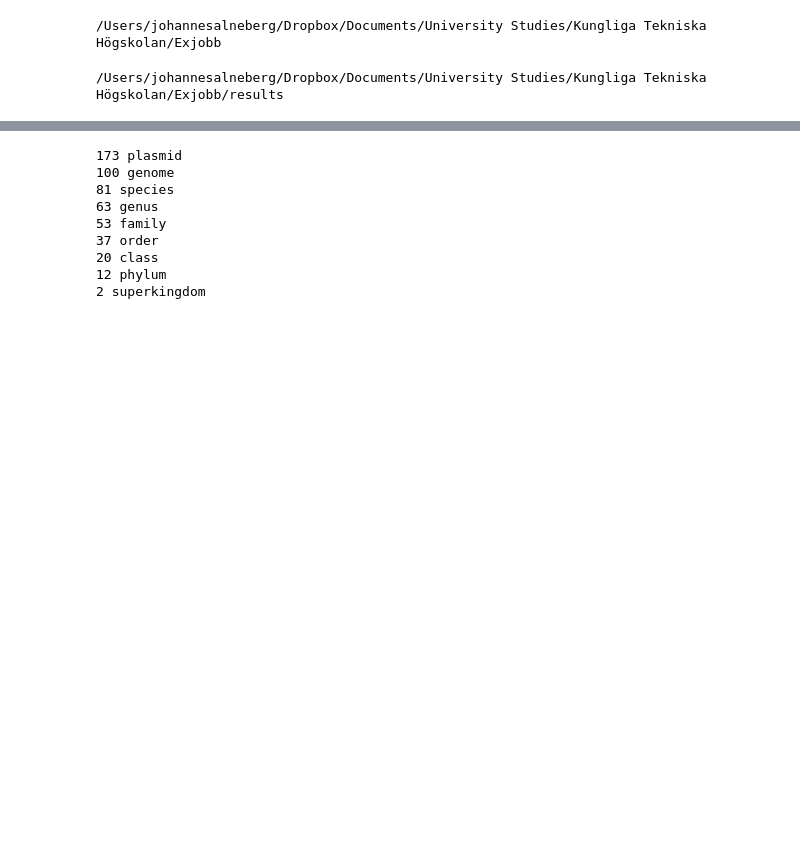
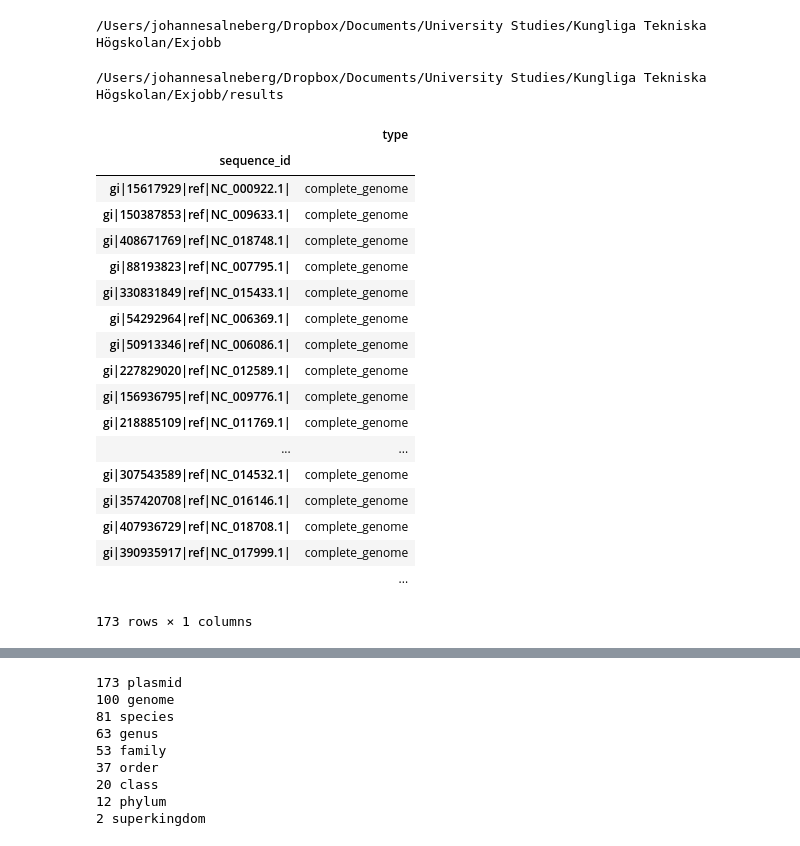
Before and after one commit to alneberg/public_notebooks, a Jupyter notebook: Exjobb-phylogenetic-dataframe.ipynb, the cells around one changed output, grey strips where cells are left out. Saved outputs shown, nothing was run; the diff lists cells and outputs as text; code cells hidden in the pictures; blank space fills up the shorter version.

```diff
--- a/Exjobb-phylogenetic-dataframe.ipynb
+++ b/Exjobb-phylogenetic-dataframe.ipynb
@@ -26,3 +39,25 @@ df = pd.read_csv('correct_clustering_table.csv')
+# %%
+type_df
+# %% [output]
+|  | type |
+| sequence_id |  |
+| gi|15617929|ref|NC_000922.1| | complete_genome |
+| gi|150387853|ref|NC_009633.1| | complete_genome |
+| gi|408671769|ref|NC_018748.1| | complete_genome |
+| gi|88193823|ref|NC_007795.1| | complete_genome |
+| gi|330831849|ref|NC_015433.1| | complete_genome |
+| gi|54292964|ref|NC_006369.1| | complete_genome |
+| gi|50913346|ref|NC_006086.1| | complete_genome |
+| gi|227829020|ref|NC_012589.1| | complete_genome |
+| gi|156936795|ref|NC_009776.1| | complete_genome |
+| gi|218885109|ref|NC_011769.1| | complete_genome |
+| ... | ... |
+| gi|307543589|ref|NC_014532.1| | complete_genome |
+| gi|357420708|ref|NC_016146.1| | complete_genome |
+| gi|407936729|ref|NC_018708.1| | complete_genome |
+| gi|390935917|ref|NC_017999.1| | complete_genome |
+|  | ... |
+173 rows × 1 columns
 # %%
 #df = pd.DataFrame(series)
 df
```
Also changed, not shown: parts of 10 cells of this notebook.
